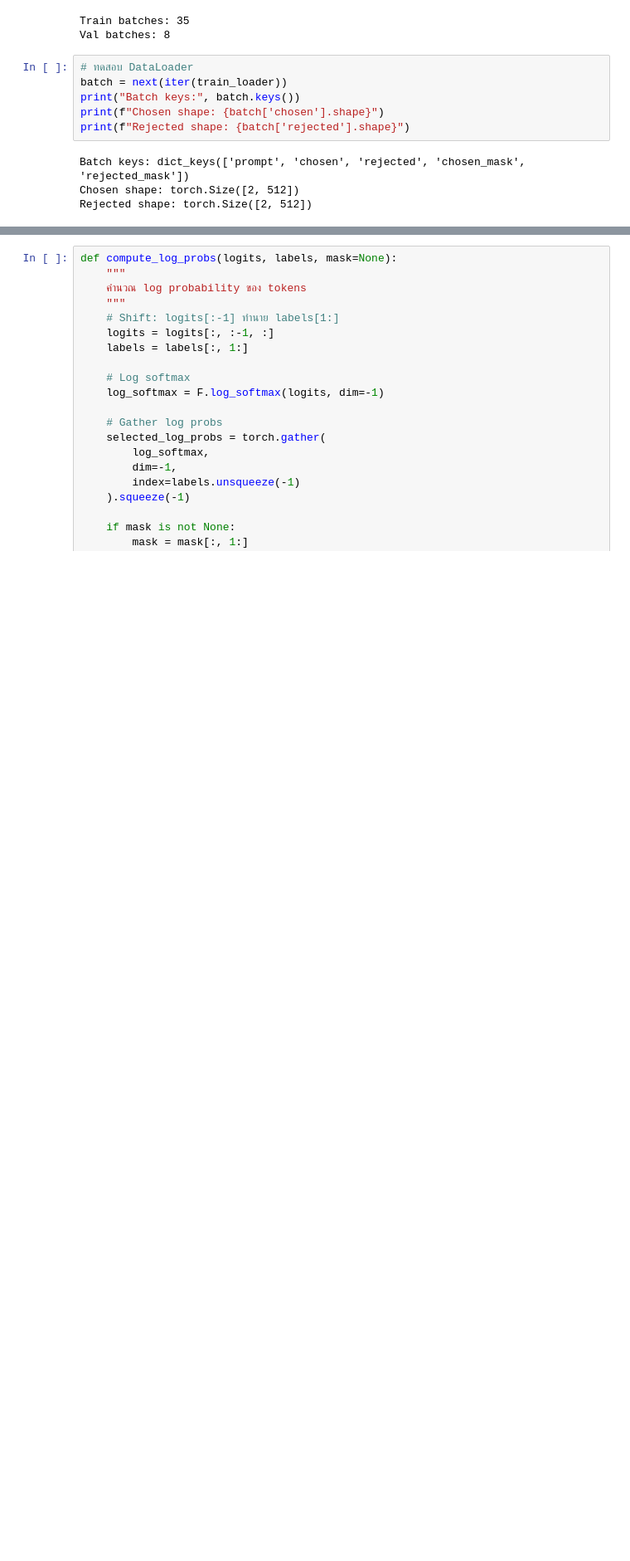
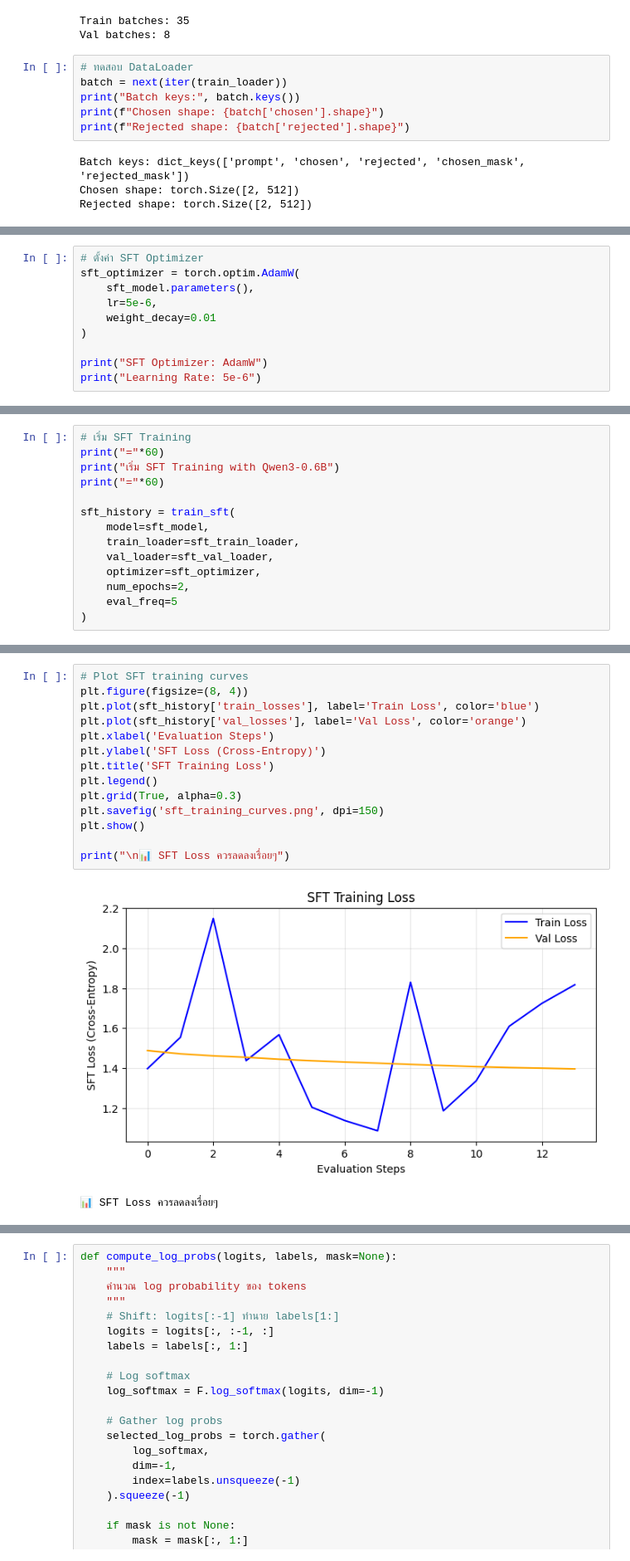
Before and after one commit to kobkrit/thai_preference-tuning-with-dpo, a Jupyter notebook: 01_dpo_from_scratch_thai.ipynb, the cells around one changed output, grey strips where cells are left out. Shown at 83% size. Cells and saved outputs as stored; diff of their text form; blank space fills up the shorter version.

```diff
--- a/01_dpo_from_scratch_thai.ipynb
+++ b/01_dpo_from_scratch_thai.ipynb
@@ -467,0 +897,10 @@ $$\mathcal{L}_{DPO} = -\log \sigma \left( \beta \left( \log \frac{\pi_\theta(y_w
+# %%
+# ตั้งค่า SFT Optimizer
+sft_optimizer = torch.optim.AdamW(
+    sft_model.parameters(),
+    lr=5e-6,
+    weight_decay=0.01
+)
+
+print("SFT Optimizer: AdamW")
+print("Learning Rate: 5e-6")
@@ -467,0 +910,14 @@ $$\mathcal{L}_{DPO} = -\log \sigma \left( \beta \left( \log \frac{\pi_\theta(y_w
+# %%
+# เริ่ม SFT Training
+print("="*60)
+print("เริ่ม SFT Training with Qwen3-0.6B")
+print("="*60)
+
+sft_history = train_sft(
+    model=sft_model,
+    train_loader=sft_train_loader,
+    val_loader=sft_val_loader,
+    optimizer=sft_optimizer,
+    num_epochs=2,
+    eval_freq=5
+)
@@ -467,0 +930,17 @@ $$\mathcal{L}_{DPO} = -\log \sigma \left( \beta \left( \log \frac{\pi_\theta(y_w
+# %%
+# Plot SFT training curves
+plt.figure(figsize=(8, 4))
+plt.plot(sft_history['train_losses'], label='Train Loss', color='blue')
+plt.plot(sft_history['val_losses'], label='Val Loss', color='orange')
+plt.xlabel('Evaluation Steps')
+plt.ylabel('SFT Loss (Cross-Entropy)')
+plt.title('SFT Training Loss')
+plt.legend()
+plt.grid(True, alpha=0.3)
+plt.savefig('sft_training_curves.png', dpi=150)
+plt.show()
+
+print("\n📊 SFT Loss ควรลดลงเรื่อยๆ")
+# %% [output]
+[figure, added]
+📊 SFT Loss ควรลดลงเรื่อยๆ
```
Also changed, not shown: parts of 57 cells of this notebook, 19 other files.
